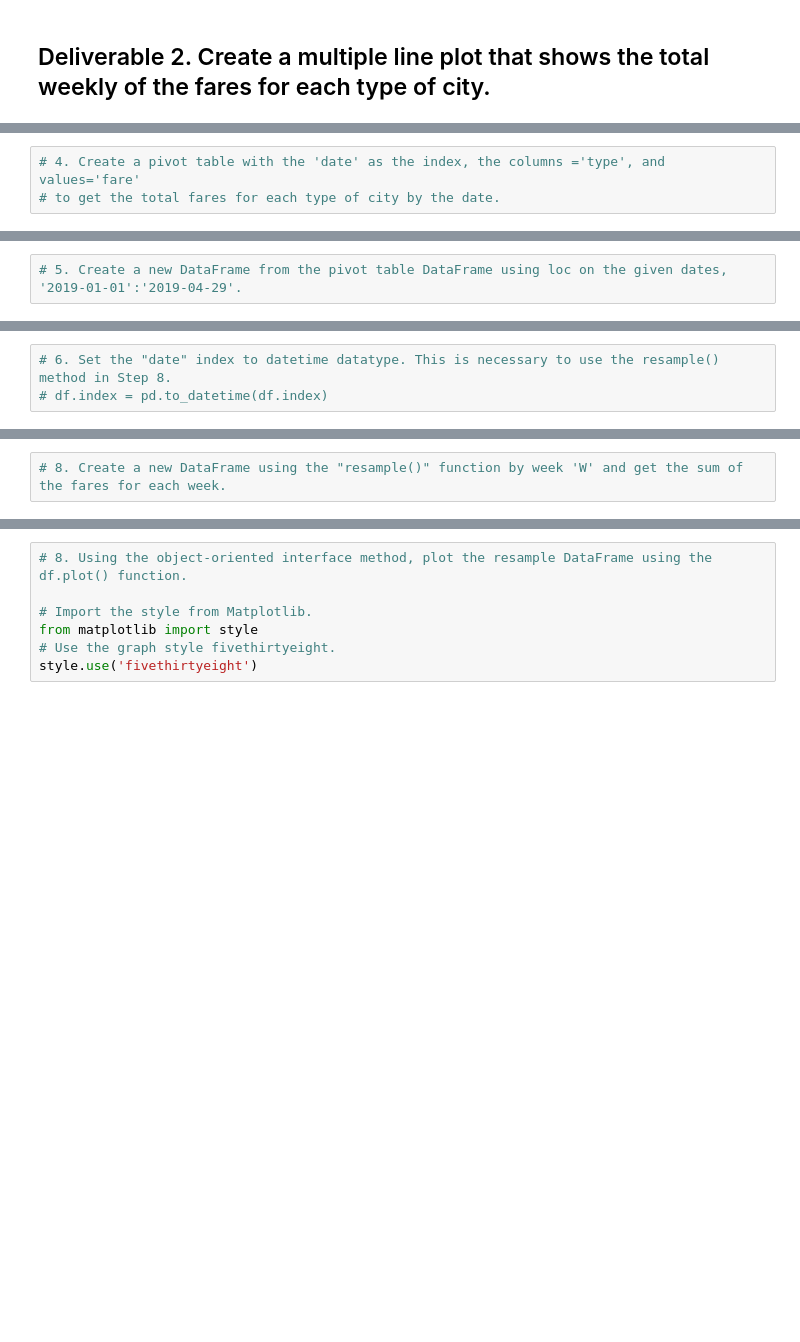
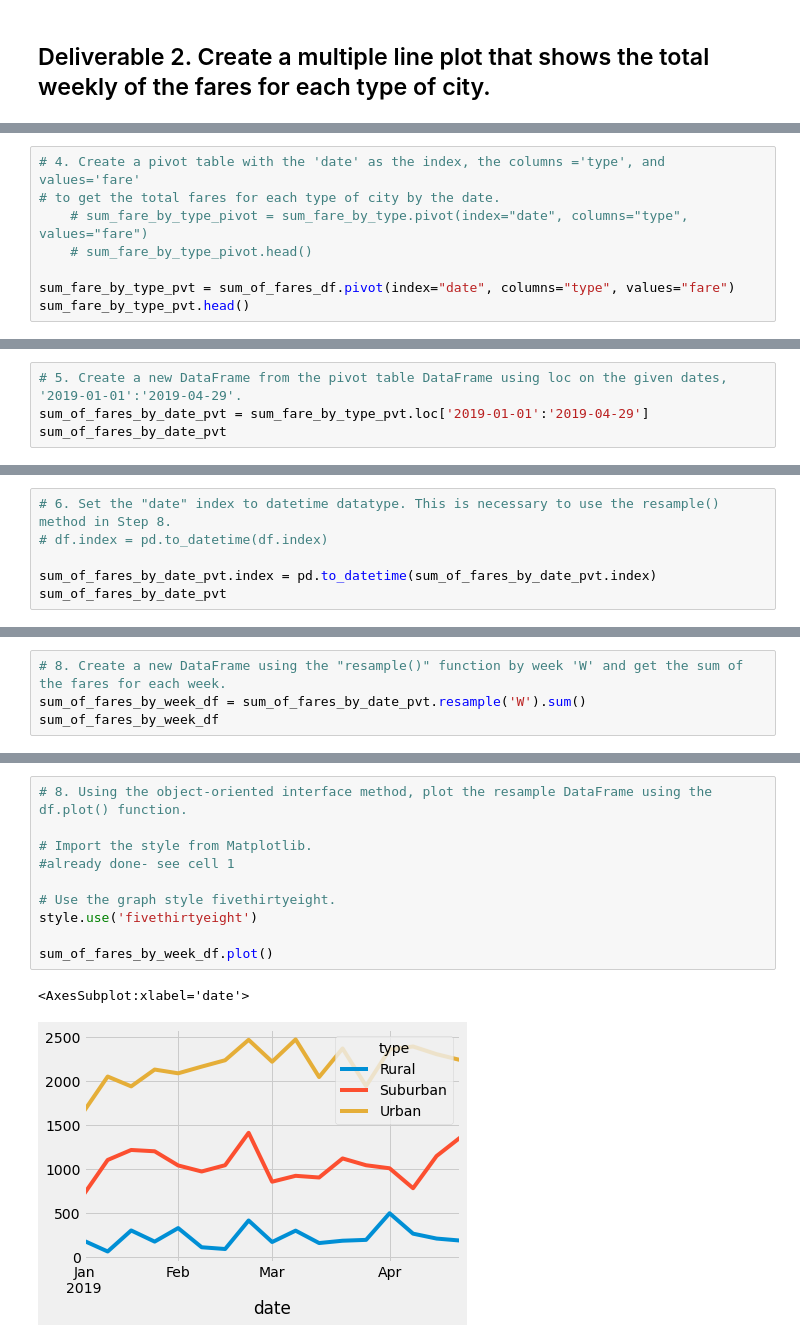
Before and after one commit to data-monger/2021_UofO, a Jupyter notebook: CHmodule_5/PyBer_Challenge.ipynb, the cells around one changed output, grey strips where cells are left out. Saved outputs shown, nothing was run; the diff lists cells and outputs as text; blank space fills up the shorter version.

```diff
--- a/CHmodule_5/PyBer_Challenge.ipynb
+++ b/CHmodule_5/PyBer_Challenge.ipynb
@@ -186,3 +206,8 @@ pyber_summary_df
 # %%
 # 4. Create a pivot table with the 'date' as the index, the columns ='type', and values='fare'
 # to get the total fares for each type of city by the date.
+    # sum_fare_by_type_pivot = sum_fare_by_type.pivot(index="date", columns="type", values="fare")
+    # sum_fare_by_type_pivot.head()
+
+sum_fare_by_type_pvt = sum_of_fares_df.pivot(index="date", columns="type", values="fare")
+sum_fare_by_type_pvt.head()
@@ -189,2 +222,4 @@ pyber_summary_df
 # %%
 # 5. Create a new DataFrame from the pivot table DataFrame using loc on the given dates, '2019-01-01':'2019-04-29'.
+sum_of_fares_by_date_pvt = sum_fare_by_type_pvt.loc['2019-01-01':'2019-04-29']
+sum_of_fares_by_date_pvt
@@ -191,3 +254,6 @@ pyber_summary_df
 # %%
 # 6. Set the "date" index to datetime datatype. This is necessary to use the resample() method in Step 8.
 # df.index = pd.to_datetime(df.index)
+
+sum_of_fares_by_date_pvt.index = pd.to_datetime(sum_of_fares_by_date_pvt.index)
+sum_of_fares_by_date_pvt
@@ -196,2 +289,4 @@ pyber_summary_df
 # %%
 # 8. Create a new DataFrame using the "resample()" function by week 'W' and get the sum of the fares for each week.
+sum_of_fares_by_week_df = sum_of_fares_by_date_pvt.resample('W').sum()
+sum_of_fares_by_week_df
@@ -198,7 +313,13 @@ pyber_summary_df
 # %%
 # 8. Using the object-oriented interface method, plot the resample DataFrame using the df.plot() function.
 
 # Import the style from Matplotlib.
-from matplotlib import style
+#already done- see cell 1
+
 # Use the graph style fivethirtyeight.
 style.use('fivethirtyeight')
+
+sum_of_fares_by_week_df.plot()
+# %% [output]
+<AxesSubplot:xlabel='date'>
+[figure, added]
```
Also changed, not shown: parts of 13 cells of this notebook, 1 other file.
